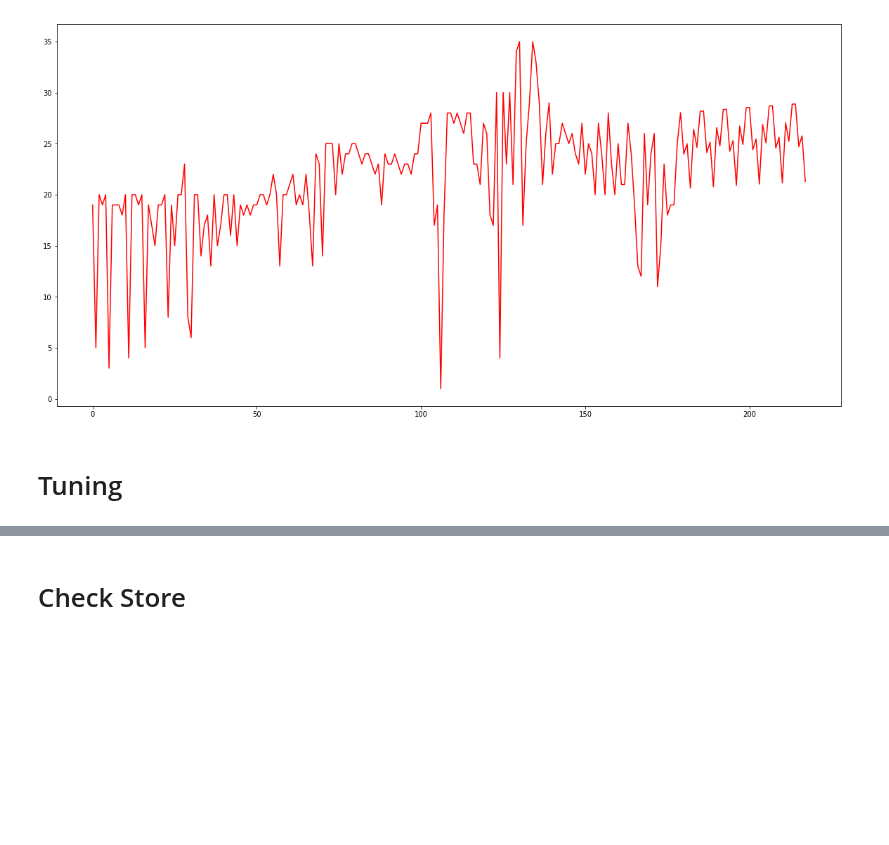
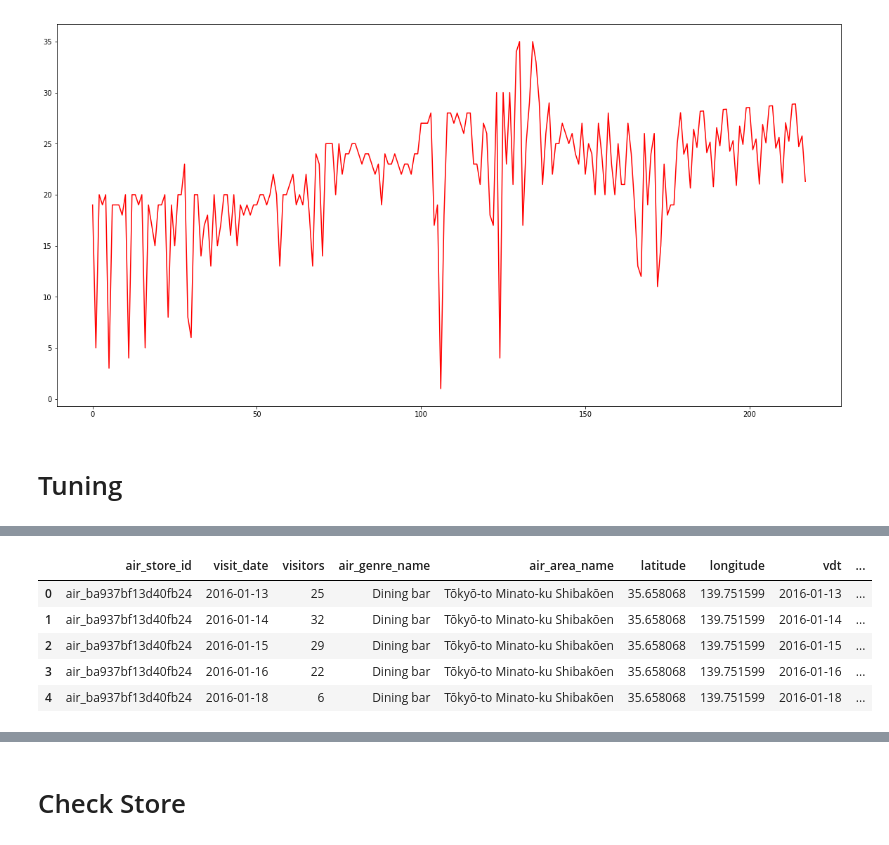
Before and after one commit to xiaochuan-du/ml_utils, a Jupyter notebook: proj/RRVF_yy/time_prophet.ipynb, the cells around one changed output, grey strips where cells are left out. Saved outputs shown, nothing was run; the diff lists cells and outputs as text; code cells hidden in the pictures; blank space fills up the shorter version.

```diff
--- a/proj/RRVF_yy/time_prophet.ipynb
+++ b/proj/RRVF_yy/time_prophet.ipynb
@@ -153,0 +118,8 @@ plt.plot(total.values, 'r')
+# %%
+test = pd.read_csv('./data/sample_submission.csv')
+test_data = utils.tes2trn(test)
+test_stores = test_data.air_store_id.unique()
+# %%
+data_raw = pd.read_csv('./data/air_visit_data.csv')
+data_raw = data_raw[data_raw.air_store_id.isin(test_stores)]
+len(data)
@@ -153,0 +128,3 @@ plt.plot(total.values, 'r')
+# %%
+air_store_info = pd.read_csv('./data/air_store_info.csv')
+air_store_info.head()
@@ -153,0 +138,12 @@ plt.plot(total.values, 'r')
+# %%
+data_n_store = pd.merge(data_raw, air_store_info, how='left')
+data_n_store['vdt'] = pd.to_datetime(data_n_store.visit_date)
+data_n_store['dow'] = data_n_store['vdt'].dt.dayofweek
+data_n_store.head()
+# %% [output]
+|  | air_store_id | visit_date | visitors | air_genre_name | air_area_name | latitude | longitude | vdt | ... |
+| 0 | air_ba937bf13d40fb24 | 2016-01-13 | 25 | Dining bar | Tōkyō-to Minato-ku Shibakōen | 35.658068 | 139.751599 | 2016-01-13 | ... |
+| 1 | air_ba937bf13d40fb24 | 2016-01-14 | 32 | Dining bar | Tōkyō-to Minato-ku Shibakōen | 35.658068 | 139.751599 | 2016-01-14 | ... |
+| 2 | air_ba937bf13d40fb24 | 2016-01-15 | 29 | Dining bar | Tōkyō-to Minato-ku Shibakōen | 35.658068 | 139.751599 | 2016-01-15 | ... |
+| 3 | air_ba937bf13d40fb24 | 2016-01-16 | 22 | Dining bar | Tōkyō-to Minato-ku Shibakōen | 35.658068 | 139.751599 | 2016-01-16 | ... |
+| 4 | air_ba937bf13d40fb24 | 2016-01-18 | 6 | Dining bar | Tōkyō-to Minato-ku Shibakōen | 35.658068 | 139.751599 | 2016-01-18 | ... |
```
Also changed, not shown: parts of 61 cells of this notebook, 1 other file.
